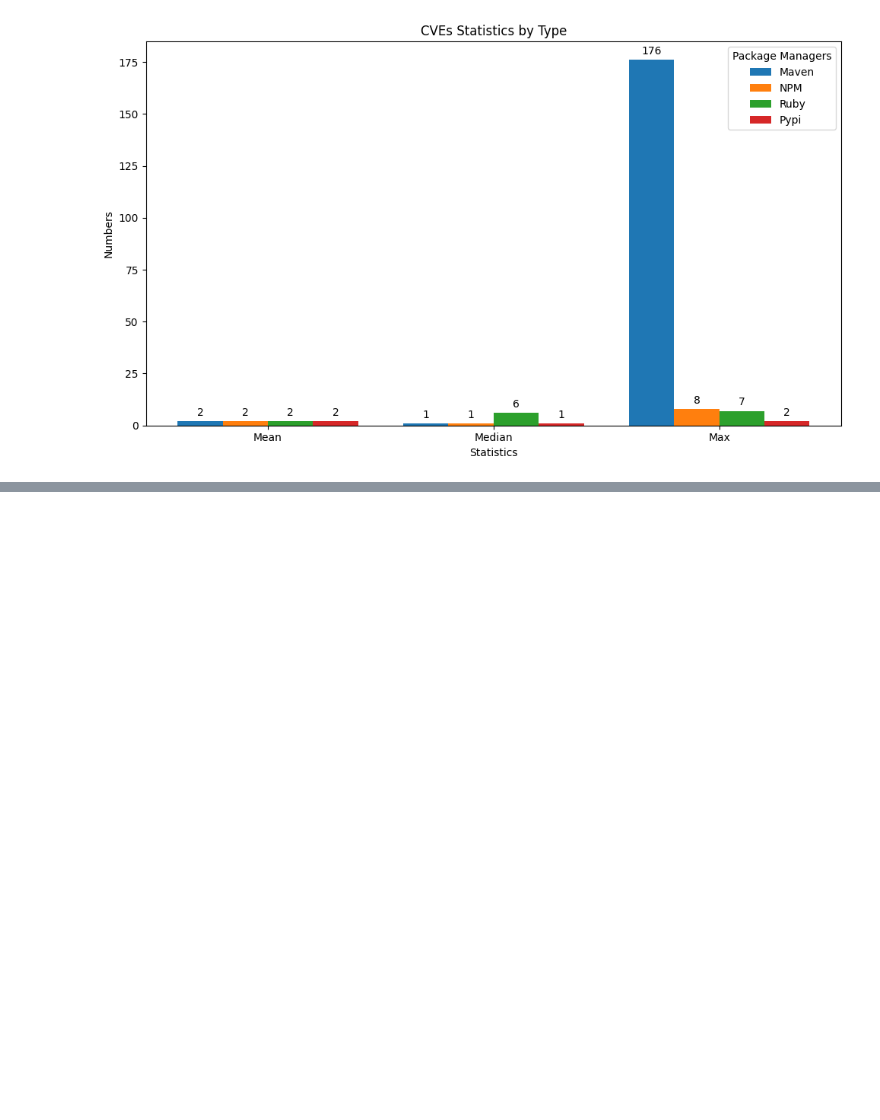
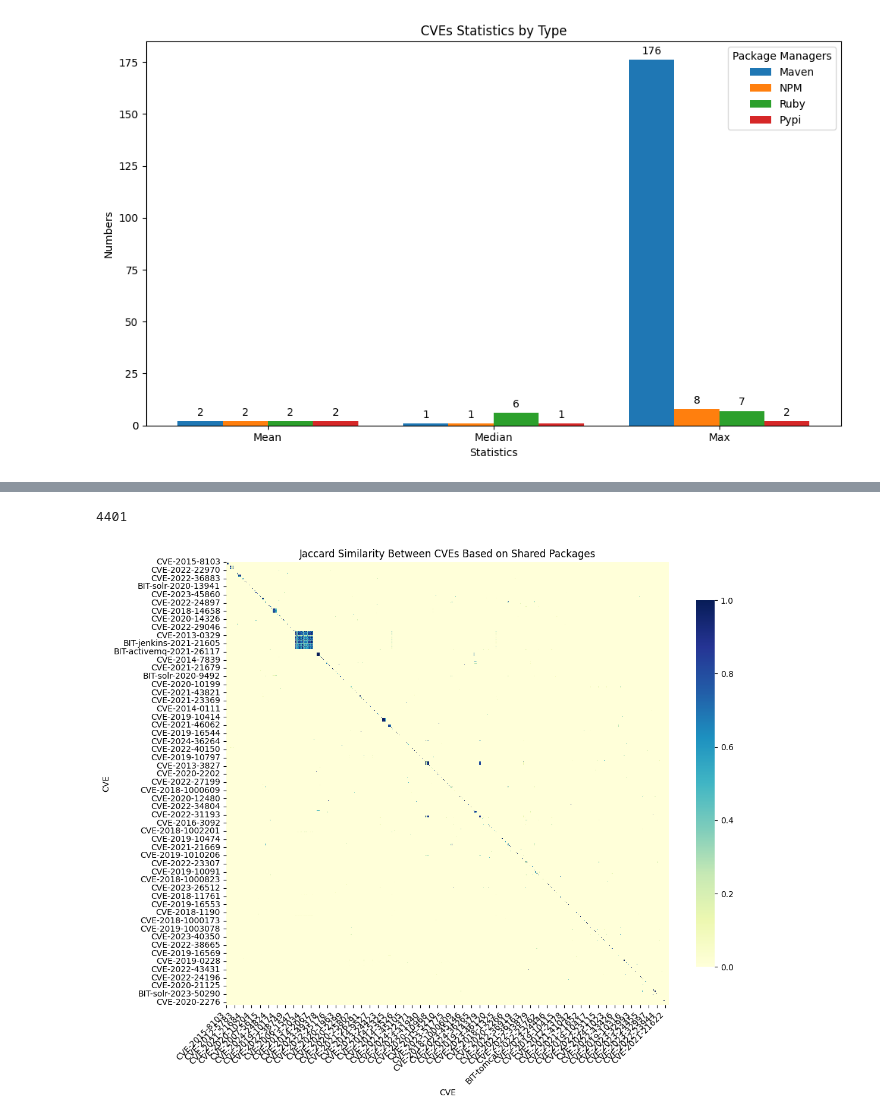
Before and after one commit to Wapiti08/DPAnalyzer, a Jupyter notebook: exp/json_exp.ipynb, the cells around one changed output, grey strips where cells are left out. Saved outputs shown, nothing was run; the diff lists cells and outputs as text; code cells hidden in the pictures; blank space fills up the shorter version.

```diff
--- a/exp/json_exp.ipynb
+++ b/exp/json_exp.ipynb
@@ -188,0 +324,42 @@ plt.show()
+# %%
+import numpy as np
+import pandas as pd
+import seaborn as sns
+import matplotlib.pyplot as plt
+from itertools import combinations
+
+# Example: Calculate Jaccard similarity between CVEs
+def jaccard_similarity(cve1, cve2, cve_dict):
+    set1, set2 = set(cve_dict[cve1]), set(cve_dict[cve2])
+    return len(set1 & set2) / len(set1 | set2)
+
+print(len(cves))
+# Create a list of CVEs
+cves = list(cve_pack_dict.keys())  # Use the entire dictionary if it's manageable
+
+# Initialize a matrix to hold the similarity scores
+similarity_matrix = np.zeros((len(cves), len(cves)))
+
+# Calculate similarities and fill the matrix
+for i, cve1 in enumerate(cves):
+    for j, cve2 in enumerate(cves):
+        if i < j:  # Only calculate for pairs (to avoid duplicate calculations)
+            similarity = jaccard_similarity(cve1, cve2, cve_pack_dict)
+            similarity_matrix[i, j] = similarity
+            similarity_matrix[j, i] = similarity  # Symmetric matrix
+
+# Step 1: Create a DataFrame from the similarity matrix
+similarity_df = pd.DataFrame(similarity_matrix, index=cves, columns=cves)
+
+# Step 2: Create a heatmap
+plt.figure(figsize=(12, 10))
+sns.heatmap(similarity_df, cmap="YlGnBu", square=True, cbar_kws={"shrink": .8})
+plt.title("Jaccard Similarity Between CVEs Based on Shared Packages")
+plt.xlabel("CVE")
+plt.ylabel("CVE")
+plt.xticks(rotation=45, ha='right')  # Rotate x labels for better readability
+plt.yticks(rotation=0)  # Keep y labels horizontal
+plt.show()
+# %% [output]
+4401
+[figure, added]
```
Also changed, not shown: parts of 11 cells of this notebook, 4 other files.
